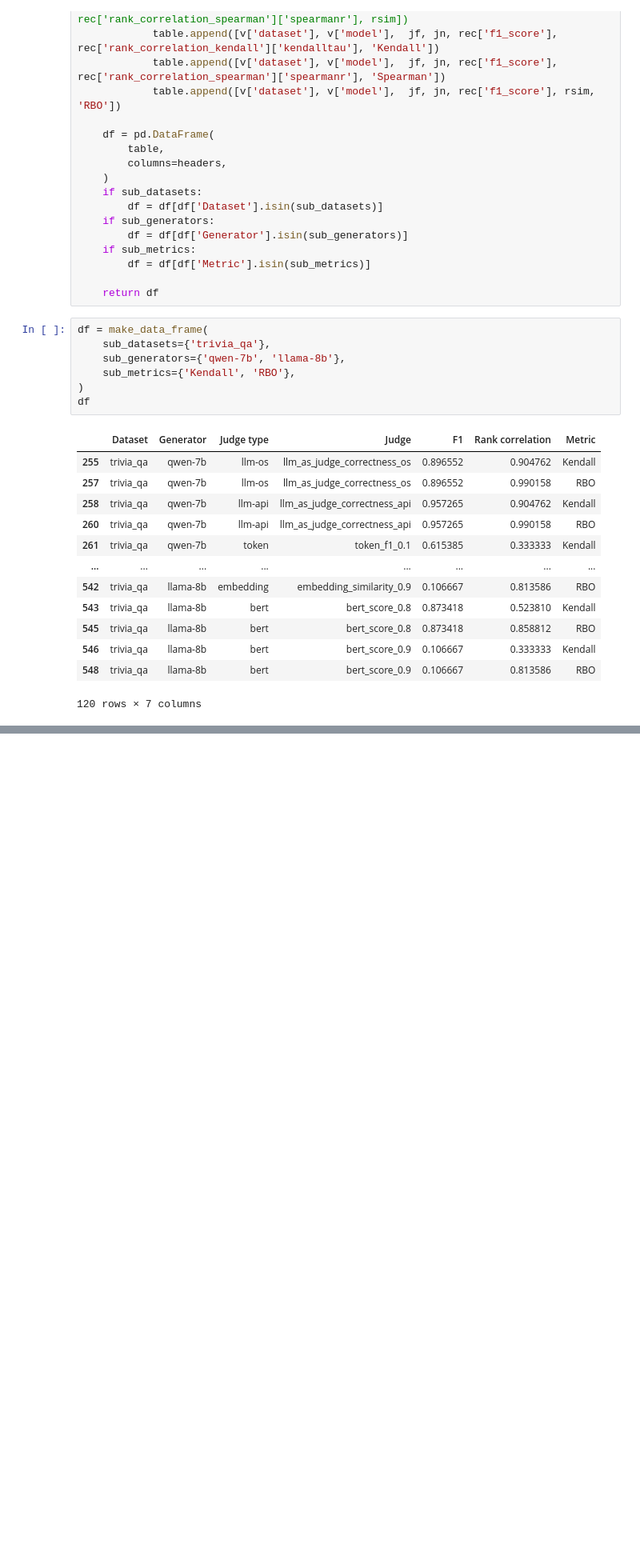
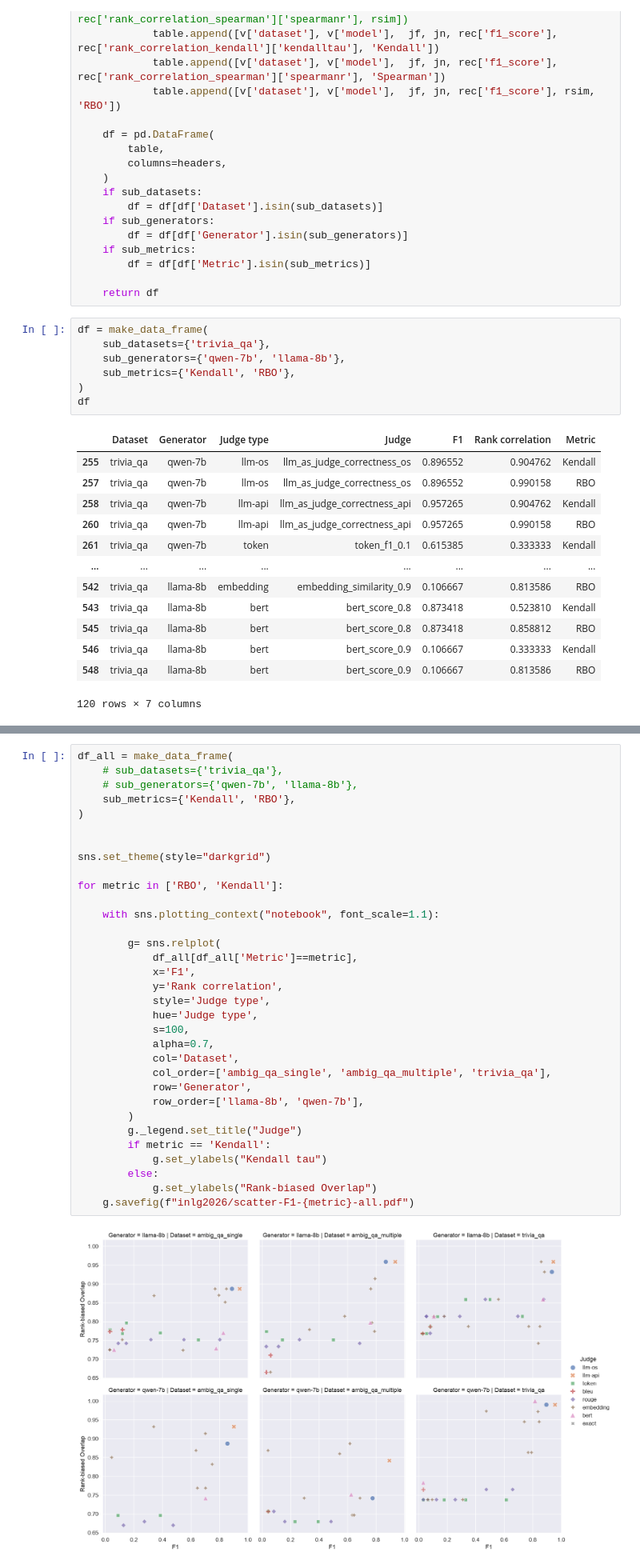
Before and after one commit to probabll/buqeval, a Jupyter notebook: NLG-vs-UQ-eval.ipynb, the cells around one changed output, grey strips where cells are left out. Shown at 80% size. Cells and saved outputs as stored; diff of their text form; blank space fills up the shorter version.

```diff
--- a/NLG-vs-UQ-eval.ipynb
+++ b/NLG-vs-UQ-eval.ipynb
@@ -180,0 +191,35 @@ for metric in ['Kendall', 'RBO']:
+# %%
+df_all = make_data_frame(
+    # sub_datasets={'trivia_qa'},
+    # sub_generators={'qwen-7b', 'llama-8b'},
+    sub_metrics={'Kendall', 'RBO'},
+)
+
+
+sns.set_theme(style="darkgrid")
+
+for metric in ['RBO', 'Kendall']:
+
+    with sns.plotting_context("notebook", font_scale=1.1):
+
+        g= sns.relplot(
+            df_all[df_all['Metric']==metric],
+            x='F1',
+            y='Rank correlation',
+            style='Judge type',
+            hue='Judge type',
+            s=100,
+            alpha=0.7,
+            col='Dataset',
+            col_order=['ambig_qa_single', 'ambig_qa_multiple', 'trivia_qa'],
+            row='Generator',
+            row_order=['llama-8b', 'qwen-7b'],
+        )
+        g._legend.set_title("Judge")
+        if metric == 'Kendall':
+            g.set_ylabels("Kendall tau")
+        else:
+            g.set_ylabels("Rank-biased Overlap")
+    g.savefig(f"inlg2026/scatter-F1-{metric}-all.pdf")
+# %% [output]
+[figure, added]
```
Also changed, not shown: parts of 3 cells of this notebook, 4 other files.
